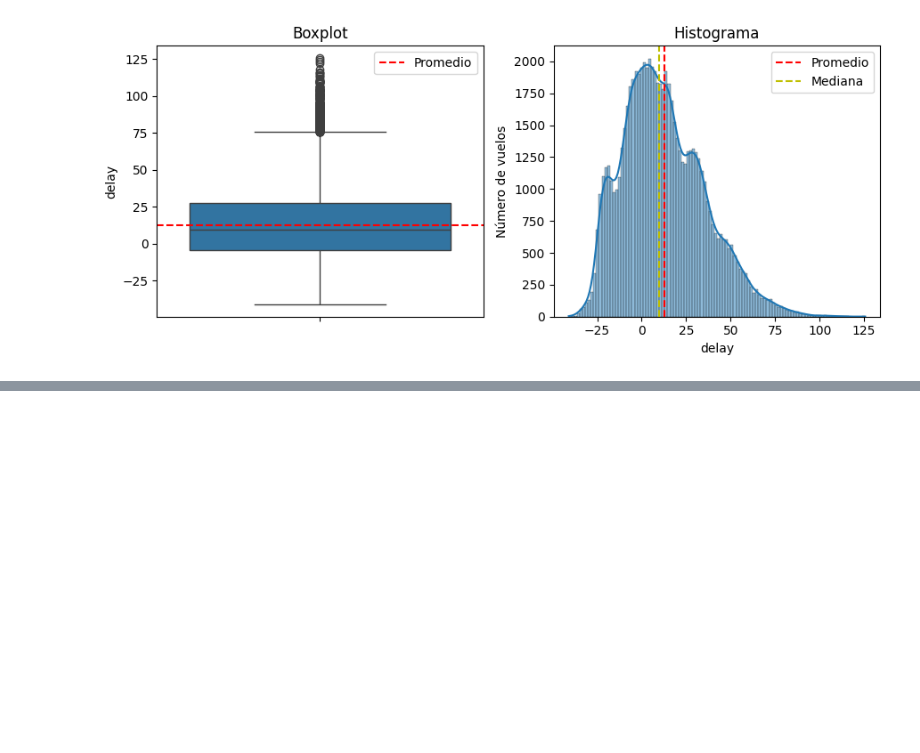
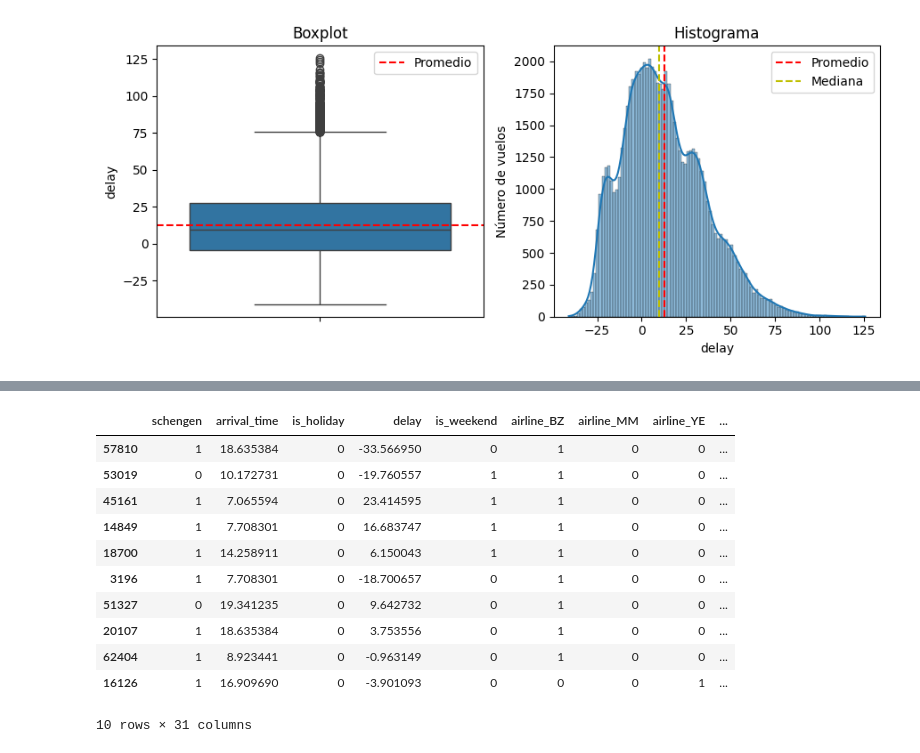
Before and after one commit to jbcodedev/ml-flight-forecast, a Jupyter notebook: ml-flight-forecast.ipynb, the cells around one changed output, grey strips where cells are left out. Cells and saved outputs as stored; diff of their text form; code cells hidden in the pictures; blank space fills up the shorter version.

```diff
--- a/ml-flight-forecast.ipynb
+++ b/ml-flight-forecast.ipynb
@@ -193,0 +211,6 @@ plt.show()
+# %%
+# Creando una columna is_weekend para validar si es fin de semana o no
+# Creando columna day_name para el nombre de la semana
+datos['is_weekend'] = datos['date'].dt.weekday.isin([5,6])
+datos['day_name'] = datos['date'].dt.day_name()
+datos.sample(5)
@@ -193,0 +248,6 @@ plt.show()
+# %%
+# Modificando los valores de algunas columnas
+datos['schengen'] = datos['schengen'].replace({'non-schengen':0,'schengen':1})
+datos['is_holiday'] = datos['is_holiday'].replace({False:0,True:1})
+datos['is_weekend'] = datos['is_weekend'].replace({False:0,True:1})
+datos.sample(3)
@@ -193,0 +259,6 @@ plt.show()
+# %%
+# Colocando en una lista algunas valores
+categoricas = ['airline','aircraft_type','origin','day_name']
+
+# Metodo de Pandas para codificar con 0 y 1, de forma numerica
+pd.get_dummies(data=datos,columns=categoricas, dtype=int).head()
@@ -193,0 +273,4 @@ plt.show()
+# %%
+# Almacenando en variable la codificacion realizada
+datos_codificados = pd.get_dummies(data=datos,columns=categoricas, dtype=int)
+datos_codificados.sample(5)
@@ -193,0 +312,17 @@ plt.show()
+# %%
+# Eliminando variables del dataset para limpieza
+df = datos_codificados.drop(columns=['flight_id','departure_time','day','year','date'])
+df.sample(10)
+# %% [output]
+|  | schengen | arrival_time | is_holiday | delay | is_weekend | airline_BZ | airline_MM | airline_YE | ... |
+| 57810 | 1 | 18.635384 | 0 | -33.566950 | 0 | 1 | 0 | 0 | ... |
+| 53019 | 0 | 10.172731 | 0 | -19.760557 | 1 | 1 | 0 | 0 | ... |
+| 45161 | 1 | 7.065594 | 0 | 23.414595 | 1 | 1 | 0 | 0 | ... |
+| 14849 | 1 | 7.708301 | 0 | 16.683747 | 1 | 1 | 0 | 0 | ... |
+| 18700 | 1 | 14.258911 | 0 | 6.150043 | 1 | 1 | 0 | 0 | ... |
+| 3196 | 1 | 7.708301 | 0 | -18.700657 | 0 | 1 | 0 | 0 | ... |
+| 51327 | 0 | 19.341235 | 0 | 9.642732 | 0 | 1 | 0 | 0 | ... |
+| 20107 | 1 | 18.635384 | 0 | 3.753556 | 0 | 1 | 0 | 0 | ... |
+| 62404 | 1 | 8.923441 | 0 | -0.963149 | 0 | 1 | 0 | 0 | ... |
+| 16126 | 1 | 16.909690 | 0 | -3.901093 | 0 | 0 | 0 | 1 | ... |
+10 rows × 31 columns
```
Also changed, not shown: parts of 11 cells of this notebook.
